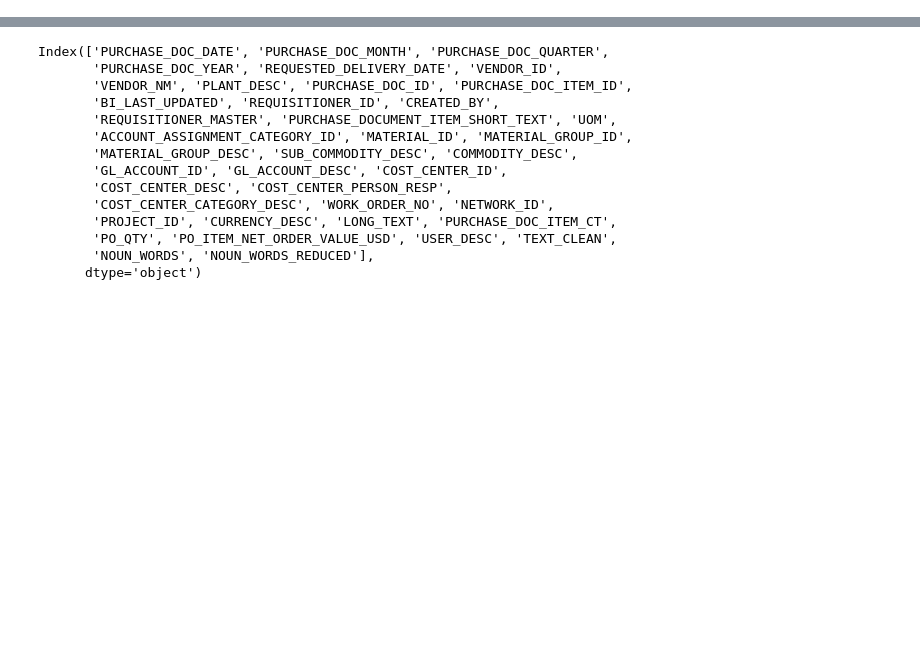
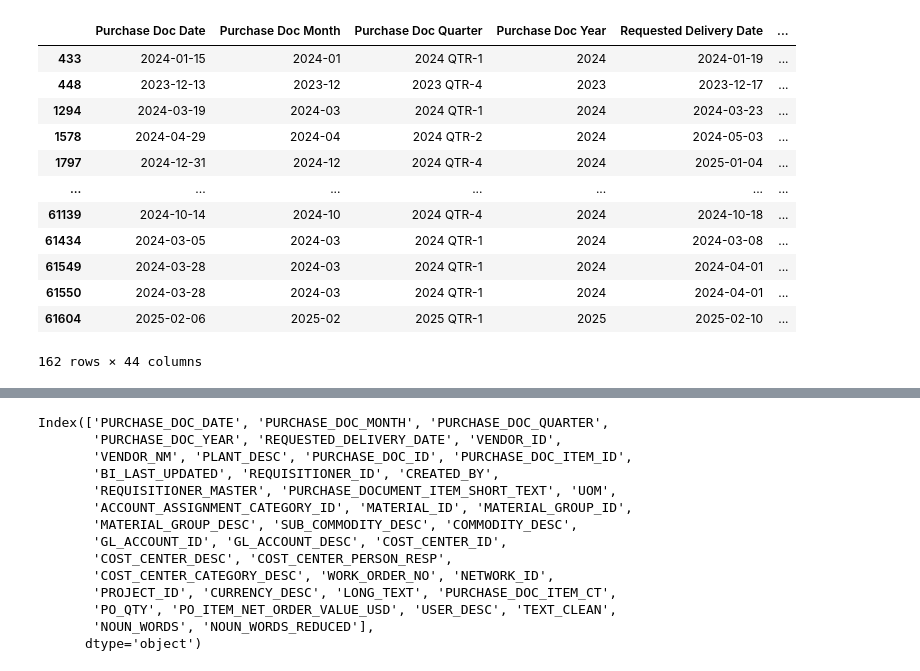
Before and after one commit to chitrakumarsai-inv/purchasing_anomaly, a Jupyter notebook: notebooks/snowflake_version.ipynb, the cells around one changed output, grey strips where cells are left out. Drawn from its saved outputs; the diff is of its cells as text; code cells hidden in the pictures; blank space fills up the shorter version.

Commit message:
updating the code to add rare words and common words

```diff
--- a/notebooks/snowflake_version.ipynb
+++ b/notebooks/snowflake_version.ipynb
@@ -250 +229,39 @@ get_last_week_data_for_each_plant(df)
+# %%
+import re
+from collections import Counter
+# ✅ Convert column to corpus (concatenating all rows)
+corpus = " ".join(df["Noun Words Reduced"])
+
+# Function to clean and tokenize text
+def clean_and_tokenize(text):
+    text = text.lower()  # Convert to lowercase
+    text = re.sub(r'[^\w\s]', '', text)  # Remove punctuation
+    tokens = text.split()  # Simple whitespace tokenization
+    return tokens
+
+# Tokenize the corpus
+tokens = clean_and_tokenize(corpus)
+
+# Get word count using Counter
+word_count = Counter(tokens)
+
+# Convert to DataFrame for better readability
+word_count_df = pd.DataFrame(word_count.items(), columns=["Word", "Count"]).sort_values(by="Count", ascending=False)
+# %%
+# Define threshold for rare words
+threshold = 25
+
+# Identify rare and common words based on the threshold
+rare_words_set = set(word_count_df[word_count_df["Count"] <= threshold]["Word"])
+common_words_set = set(word_count_df[word_count_df["Count"] > threshold]["Word"])
+
+# Function to classify words in each row
+def classify_words(text):
+    words = clean_and_tokenize(text)  # Clean and tokenize text
+    rare_words = [word for word in words if word in rare_words_set]
+    common_words = [word for word in words if word in common_words_set]
+    return rare_words, common_words
+df["unique_word_count"] = df["rare_words"].apply(lambda x: len(set(x)))
+# Apply function to each row
+df[["rare_words", "common_words"]] = df["Noun Words"].apply(lambda x: pd.Series(classify_words(x)))
 # %%
@@ -253,0 +279,16 @@ df.shape
+# %%
+df[df['unique_word_count'] > 2]
+# %% [output]
+|  | Purchase Doc Date | Purchase Doc Month | Purchase Doc Quarter | Purchase Doc Year | Requested Delivery Date | ... |
+| 433 | 2024-01-15 | 2024-01 | 2024 QTR-1 | 2024 | 2024-01-19 | ... |
+| 448 | 2023-12-13 | 2023-12 | 2023 QTR-4 | 2023 | 2023-12-17 | ... |
+| 1294 | 2024-03-19 | 2024-03 | 2024 QTR-1 | 2024 | 2024-03-23 | ... |
+| 1578 | 2024-04-29 | 2024-04 | 2024 QTR-2 | 2024 | 2024-05-03 | ... |
+| 1797 | 2024-12-31 | 2024-12 | 2024 QTR-4 | 2024 | 2025-01-04 | ... |
+| ... | ... | ... | ... | ... | ... | ... |
+| 61139 | 2024-10-14 | 2024-10 | 2024 QTR-4 | 2024 | 2024-10-18 | ... |
+| 61434 | 2024-03-05 | 2024-03 | 2024 QTR-1 | 2024 | 2024-03-08 | ... |
+| 61549 | 2024-03-28 | 2024-03 | 2024 QTR-1 | 2024 | 2024-04-01 | ... |
+| 61550 | 2024-03-28 | 2024-03 | 2024 QTR-1 | 2024 | 2024-04-01 | ... |
+| 61604 | 2025-02-06 | 2025-02 | 2025 QTR-1 | 2025 | 2025-02-10 | ... |
+162 rows × 44 columns
```
Also changed, not shown: parts of 11 cells of this notebook, 4 other files.
